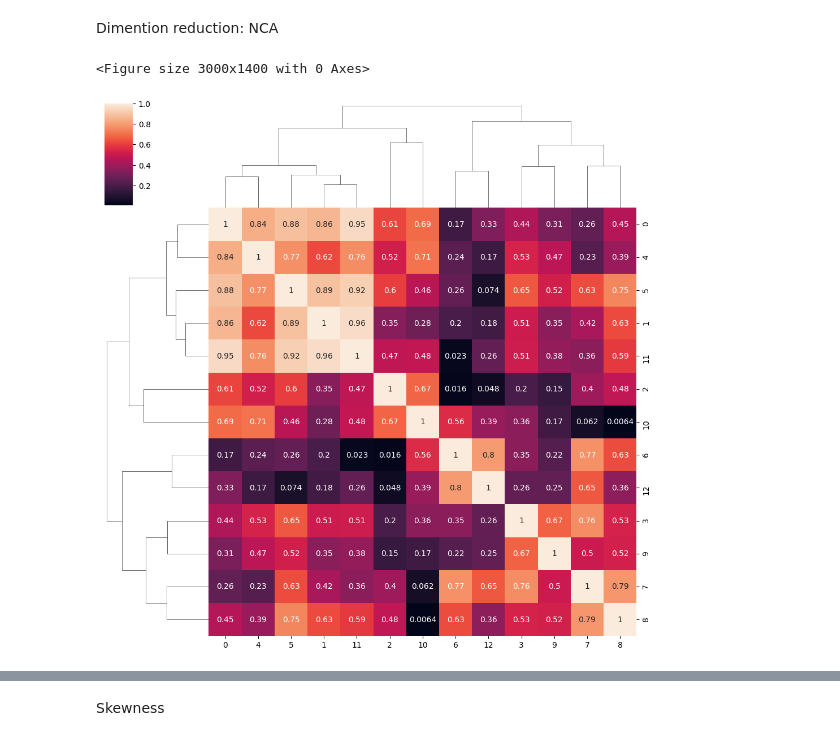
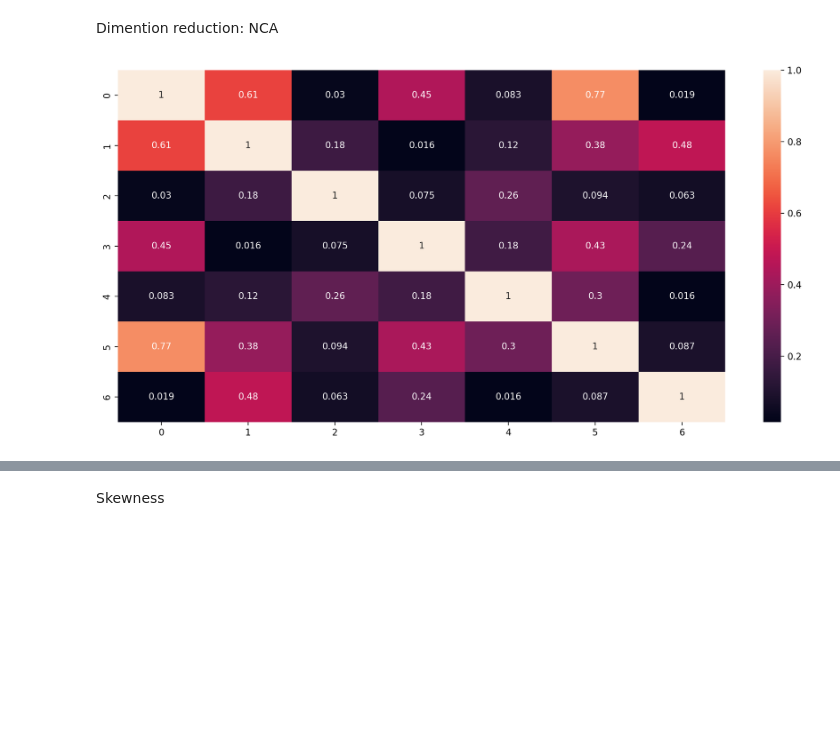
Before and after one commit to StaringWhere/housing-price-prediction, a Jupyter notebook: train.ipynb, the cells around one changed output, grey strips where cells are left out. Saved outputs shown, nothing was run; the diff lists cells and outputs as text; code cells hidden in the pictures; blank space fills up the shorter version.

```diff
--- a/train.ipynb
+++ b/train.ipynb
@@ -176,17 +176,15 @@ plt.plot(range(1, len(explained_variance_ratio) + 1), np.cumsum(explained_varian
 # %% [markdown]
 Dimention reduction: NCA
 # %%
-nca = NeighborhoodComponentsAnalysis(n_components = 13)
-n_clusters = 100
-km = KMeans(n_clusters = 100)
+nca = NeighborhoodComponentsAnalysis(n_components = 7)
+km = KMeans(n_clusters = 20)
 y_cluster = km.fit_predict(y.to_numpy().reshape(-1, 1))
 X_nca = nca.fit_transform(X, y = y_cluster)
 # %%
 plt.figure(figsize = (15, 7), dpi = 200)
-sns.clustermap(np.abs(np.corrcoef(X_nca, rowvar = False)),  annot=True)
+sns.heatmap(np.abs(np.corrcoef(X_nca, rowvar = False)),  annot=True)
 plt.savefig(os.path.join(dir_out, f"NCA_heatmap"), bbox_inches='tight')
 # %% [output]
-<Figure size 3000x1400 with 0 Axes>
-[figure, old version]
+[figure, new version]
 # %%
 nca = NeighborhoodComponentsAnalysis(n_components = 2)
```
Also changed, not shown: parts of 6 cells of this notebook, 13 other files.
